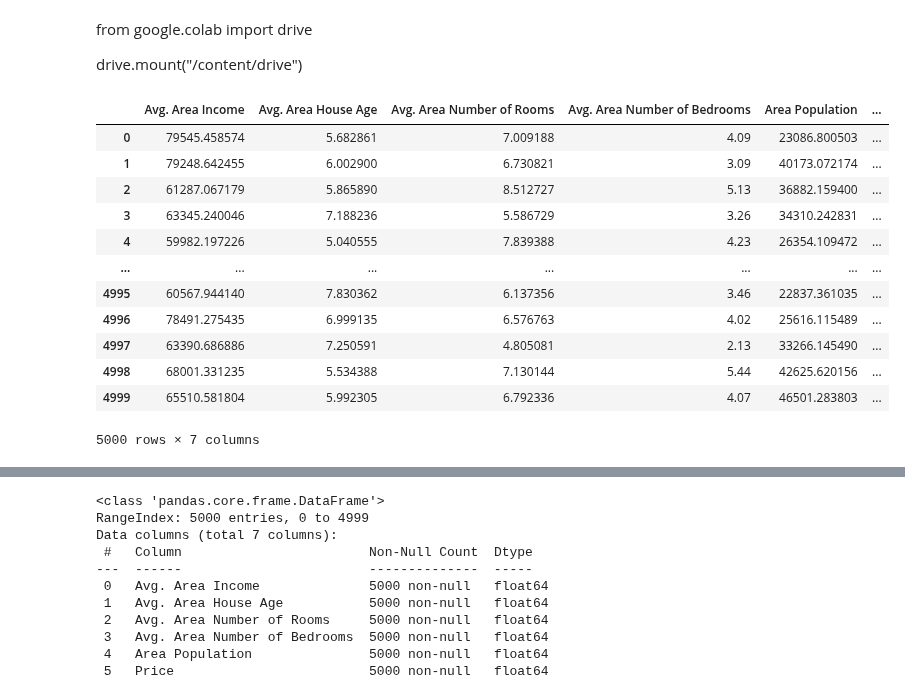
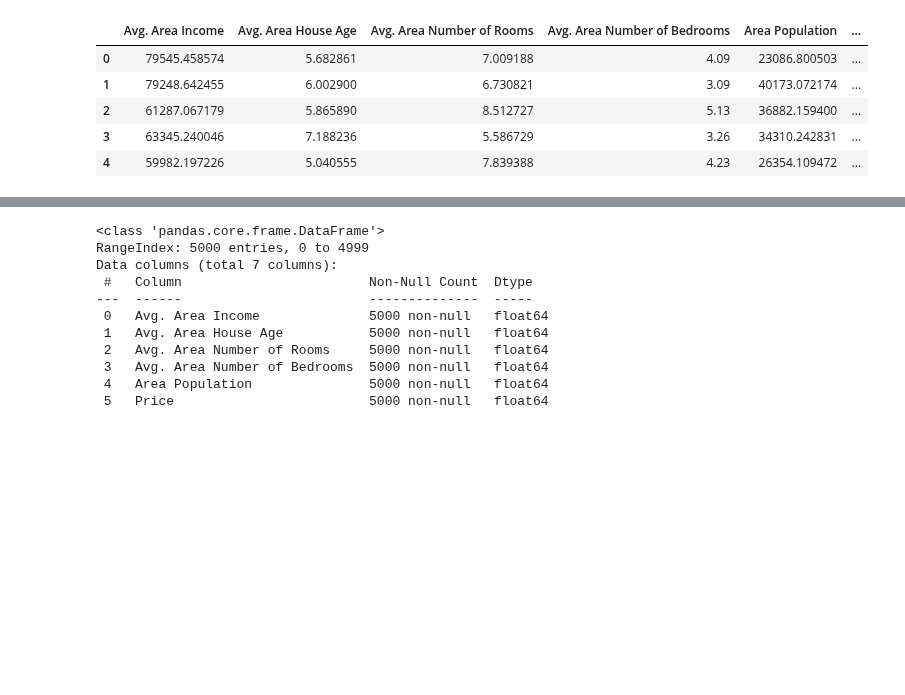
Before and after one commit to Harsh502s/ML-Assignments, a Jupyter notebook: Notebooks/Assignment 2 USA Housing.ipynb, the cells around one changed output, grey strips where cells are left out. Saved outputs shown, nothing was run; the diff lists cells and outputs as text; code cells hidden in the pictures; blank space fills up the shorter version.

```diff
--- a/Notebooks/Assignment 2 USA Housing.ipynb
+++ b/Notebooks/Assignment 2 USA Housing.ipynb
@@ -6,30 +8,17 @@ import matplotlib.pyplot as plt
 import warnings as w
 w.filterwarnings('ignore')
 %matplotlib inline
-# %% [markdown]
-from google.colab import drive
-
-drive.mount("/content/drive")
 # %%
-df = pd.read_csv(
-    "/content/drive/MyDrive/College Assignments/ML Assign/Data Sets/MLK/USA_Housing.csv"
-)
+df = pd.read_csv(r"C:\Users\harsh\College\ML-Assignments\Data Sets\MLK\USA_Housing.csv")
 # %%
-df
+df.head()
 # %% [output]
 |  | Avg. Area Income | Avg. Area House Age | Avg. Area Number of Rooms | Avg. Area Number of Bedrooms | Area Population | ... |
 | 0 | 79545.458574 | 5.682861 | 7.009188 | 4.09 | 23086.800503 | ... |
 | 1 | 79248.642455 | 6.002900 | 6.730821 | 3.09 | 40173.072174 | ... |
 | 2 | 61287.067179 | 5.865890 | 8.512727 | 5.13 | 36882.159400 | ... |
 | 3 | 63345.240046 | 7.188236 | 5.586729 | 3.26 | 34310.242831 | ... |
 | 4 | 59982.197226 | 5.040555 | 7.839388 | 4.23 | 26354.109472 | ... |
-| ... | ... | ... | ... | ... | ... | ... |
-| 4995 | 60567.944140 | 7.830362 | 6.137356 | 3.46 | 22837.361035 | ... |
-| 4996 | 78491.275435 | 6.999135 | 6.576763 | 4.02 | 25616.115489 | ... |
-| 4997 | 63390.686886 | 7.250591 | 4.805081 | 2.13 | 33266.145490 | ... |
-| 4998 | 68001.331235 | 5.534388 | 7.130144 | 5.44 | 42625.620156 | ... |
-| 4999 | 65510.581804 | 5.992305 | 6.792336 | 4.07 | 46501.283803 | ... |
-5000 rows × 7 columns
 # %%
 df.describe()
 # %% [output]
```
Also changed, not shown: parts of 43 cells of this notebook, 1 other file.
